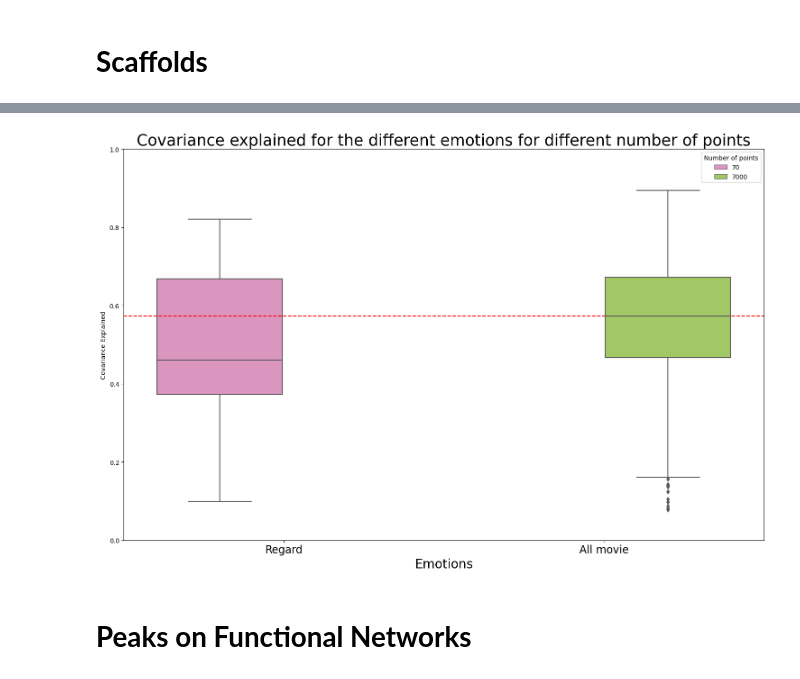
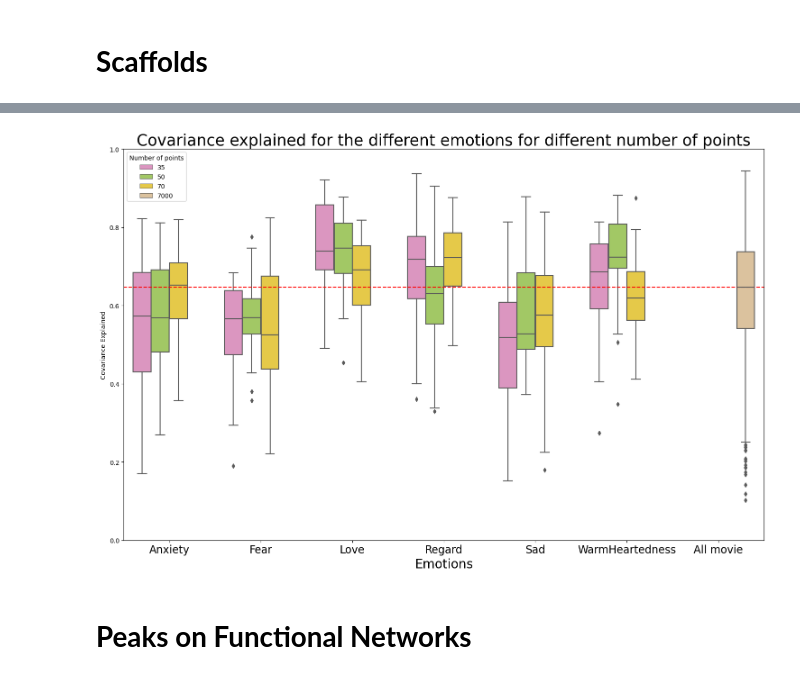
Before and after one commit to silviiaromanato/HigherOrder, a Jupyter notebook: Code/PLS_Silvia/viz.ipynb, the cells around one changed output, grey strips where cells are left out. Saved outputs shown, nothing was run; the diff lists cells and outputs as text; code cells hidden in the pictures.

Commit message:
visualization file finished

```diff
--- a/Code/PLS_Silvia/viz.ipynb
+++ b/Code/PLS_Silvia/viz.ipynb
@@ -585,25 +561,25 @@ peaks_data
 # %%
-method = 'bold'
+method = 'triangles'
 MOVIE = 'Spaceman'
 region = 'ALL'
 
 # Create the peaks data
-peaks_data = pd.read_csv(f'/Users/silviaromanato/Desktop/SEMESTER_PROJECT/Material/Output/PLS_emoPeaks/PLSpeaks_emotions_single_bold_ALL_pts.csv')
+peaks_data = pd.read_csv(f'/Users/silviaromanato/Desktop/SEMESTER_PROJECT/Material/{method}_peaks/PLSpeaks_emotions_single_{method}_ALL_pts.csv')
 peaks_data = peaks_data.groupby(['Region', 'bootstrap_round', 'Feature', 'Number of points', 'threshold', 'LC', 'Method', 'Movie']).last().reset_index()
 peaks_data = peaks_data[(peaks_data['Movie'] == MOVIE) & (peaks_data['Region'] == region) & (peaks_data['Method'] == method)]
 
 # Create the all movie data
 data_all = pd.read_csv(f'/Users/silviaromanato/Desktop/SEMESTER_PROJECT/Material/Output/PLS_bootstrap/PLS_{method}_ALL_bootstrap_results.csv', index_col=0).reset_index()
 data_all['Region'] = 'ALL'
 data_all['Type'] = method
 data_all.reset_index(inplace=True, drop=False)
 data_all['bootstrap_round'] = data_all.index // 12
 
 # Plots
 significant = retrieve_significant(peaks_data, data_all)
 #plot_peaks_pts(significant, [70, 50, 35])
 increase_thr(significant, [70, 50 ,35])
 # %% [output]
-[figure, old version]
+[figure, new version]
 # %% [markdown]
 # **Peaks on Functional Networks**
```
Also changed, not shown: parts of 5 cells of this notebook.
